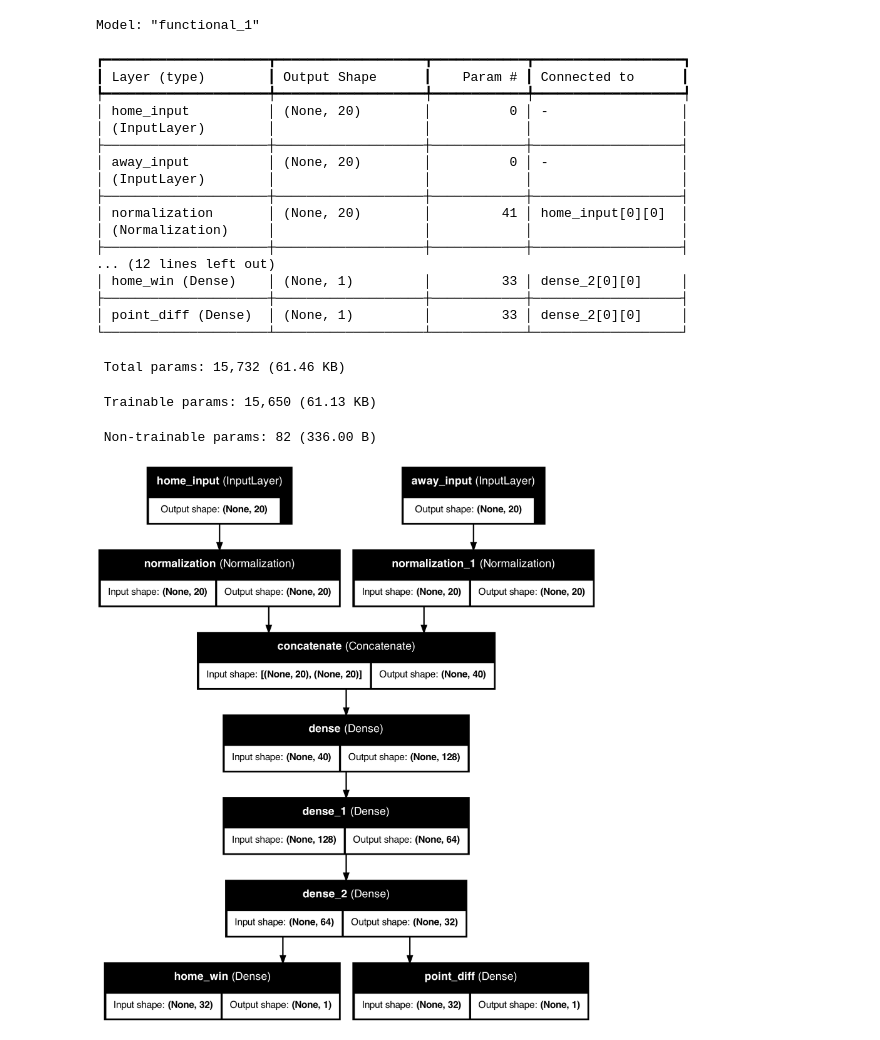
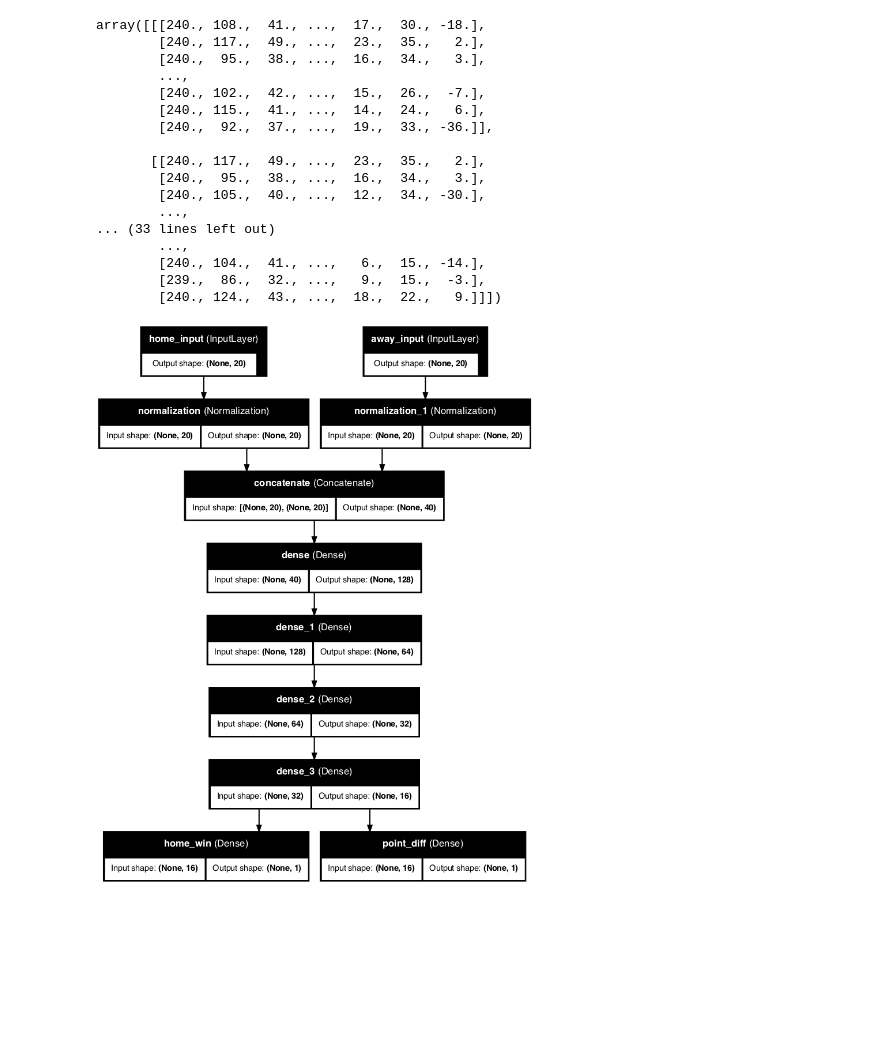
Before and after one commit to gari715135/deep-learning-intro-course, a Jupyter notebook: sample_projects/nba/nba.ipynb, the cells around one changed output. Cells and saved outputs as stored; diff of their text form; code cells hidden in the pictures; blank space fills up the shorter version.

```diff
--- a/sample_projects/nba/nba.ipynb
+++ b/sample_projects/nba/nba.ipynb
@@ -170,0 +209,20 @@ final_df
+# %%
+home_sequences
+# %% [output]
+array([[[240., 108.,  41., ...,  17.,  30., -18.],
+        [240., 117.,  49., ...,  23.,  35.,   2.],
+        [240.,  95.,  38., ...,  16.,  34.,   3.],
+        ...,
+        [240., 102.,  42., ...,  15.,  26.,  -7.],
+        [240., 115.,  41., ...,  14.,  24.,   6.],
+        [240.,  92.,  37., ...,  19.,  33., -36.]],
+
+       [[240., 117.,  49., ...,  23.,  35.,   2.],
+        [240.,  95.,  38., ...,  16.,  34.,   3.],
+        [240., 105.,  40., ...,  12.,  34., -30.],
+        ...,
+... (33 lines left out)
+        ...,
+        [240., 104.,  41., ...,   6.,  15., -14.],
+        [239.,  86.,  32., ...,   9.,  15.,  -3.],
+        [240., 124.,  43., ...,  18.,  22.,   9.]]])
@@ -173,6 +235,8 @@ import tensorflow as tf
 from tensorflow.keras.models import Model
 from tensorflow.keras.layers import Input, Dense, Concatenate, Normalization
 from tensorflow.keras.utils import plot_model
+
+tf.keras.backend.clear_session()
 
 train_df = final_df.copy()
 
@@ -190,62 +254,39 @@ normalizer_away.adapt(train_df[away_features].to_numpy())
 
 # Define model inputs
 home_input = Input(shape=(len(home_features),), name="home_input")
 away_input = Input(shape=(len(away_features),), name="away_input")
 
 # Apply normalization
 norm_home = normalizer_home(home_input)
 norm_away = normalizer_away(away_input)
 
 # Concatenate the inputs
 concatenated = Concatenate()([norm_home, norm_away])
 
 # Define the rest of the model
 dense1 = Dense(128, activation='relu')(concatenated)
 dense2 = Dense(64, activation='relu')(dense1)
 dense3 = Dense(32, activation='relu')(dense2)
+dense4 = Dense(16, activation='relu')(dense3)
 
 # Output layer for binary classification (Home win or not)
-output_home_win = Dense(1, activation='sigmoid', name="home_win")(dense3)
+output_home_win = Dense(1, activation='sigmoid', name="home_win")(dense4)
 
 # Output layer for regression (Point difference)
-output_point_diff = Dense(1, name="point_diff")(dense3)
+output_point_diff = Dense(1, name="point_diff")(dense4)
 
 # Create the model
 model = Model(inputs=[home_input, away_input], outputs=[output_home_win, output_point_diff])
 
 # Compile the model
 model.compile(optimizer='adam',
               loss={'home_win': 'binary_crossentropy', 'point_diff': 'mean_squared_error'},
-              metrics={'home_win': 'accuracy', 'point_diff': 'mae'})
-
-# Model summary
-model.summary()
+              metrics={'home_win': 'accuracy', 'point_diff': 'mse'})
 
 # Visualize the model structure
-plot_model(model, show_shapes=True, show_layer_names=True)
+plot_model(model, show_shapes=True, show_layer_names=True, dpi=75)
 # %% [output]
-Model: "functional_1"
-┏━━━━━━━━━━━━━━━━━━━━━┳━━━━━━━━━━━━━━━━━━━┳━━━━━━━━━━━━┳━━━━━━━━━━━━━━━━━━━┓
-┃ Layer (type)        ┃ Output Shape      ┃    Param # ┃ Connected to      ┃
-┡━━━━━━━━━━━━━━━━━━━━━╇━━━━━━━━━━━━━━━━━━━╇━━━━━━━━━━━━╇━━━━━━━━━━━━━━━━━━━┩
-│ home_input          │ (None, 20)        │          0 │ -                 │
-│ (InputLayer)        │                   │            │                   │
-├─────────────────────┼───────────────────┼────────────┼───────────────────┤
-│ away_input          │ (None, 20)        │          0 │ -                 │
-│ (InputLayer)        │                   │            │                   │
-├─────────────────────┼───────────────────┼────────────┼───────────────────┤
-│ normalization       │ (None, 20)        │         41 │ home_input[0][0]  │
-│ (Normalization)     │                   │            │                   │
-├─────────────────────┼───────────────────┼────────────┼───────────────────┤
-... (12 lines left out)
-│ home_win (Dense)    │ (None, 1)         │         33 │ dense_2[0][0]     │
-├─────────────────────┼───────────────────┼────────────┼───────────────────┤
-│ point_diff (Dense)  │ (None, 1)         │         33 │ dense_2[0][0]     │
-└─────────────────────┴───────────────────┴────────────┴───────────────────┘
- Total params: 15,732 (61.46 KB)
- Trainable params: 15,650 (61.13 KB)
- Non-trainable params: 82 (336.00 B)
-[figure, old version]
+[figure, new version]
 # %%
 import numpy as np
 from sklearn.model_selection import train_test_split
```
Also changed, not shown: parts of 15 cells of this notebook, 6 other files.
